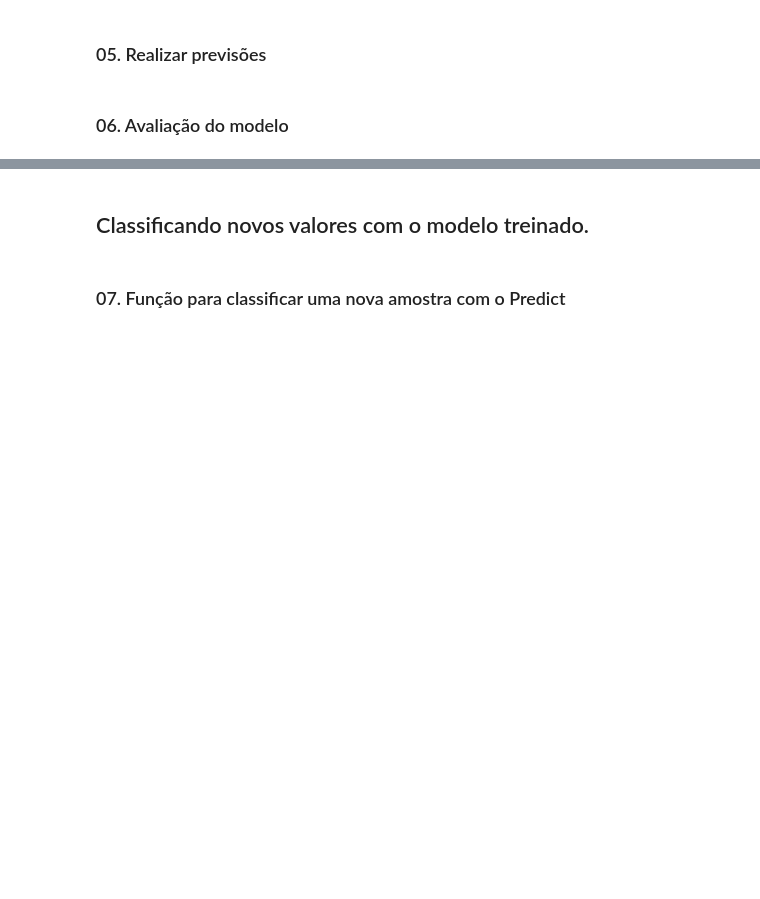
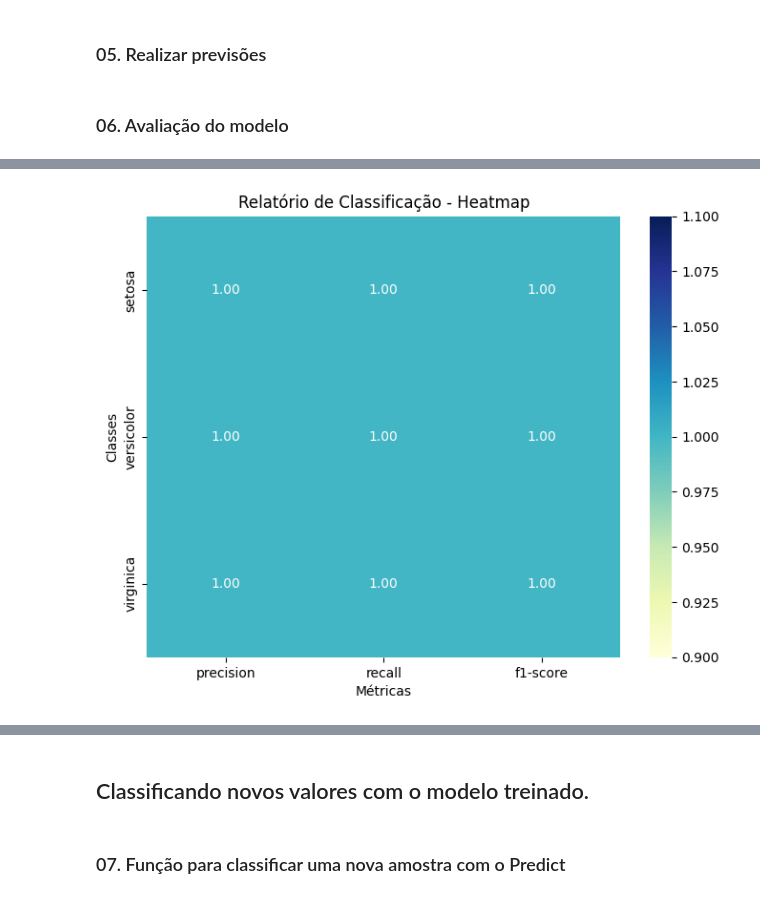
Before and after one commit to daniloCaldeiraDWL/ALGORITMOS-DE-CLASSIFICA-O, a Jupyter notebook: 02. Random Forest/Exemplo 01 - Random Forest - Dados Iris.ipynb, the cells around one changed output, grey strips where cells are left out. Saved outputs shown, nothing was run; the diff lists cells and outputs as text; code cells hidden in the pictures; blank space fills up the shorter version.

```diff
--- a/02. Random Forest/Exemplo 01 - Random Forest - Dados Iris.ipynb
+++ b/02. Random Forest/Exemplo 01 - Random Forest - Dados Iris.ipynb
@@ -123,0 +197,19 @@ weighted avg       1.00      1.00      1.00        45
+# %%
+# Gráfico Heatmap
+plt.figure(figsize=(8, 6))
+# Gerar o relatório de classificação
+report = classification_report(y_test, y_pred, target_names=iris.target_names, output_dict=True)
+report_df = pd.DataFrame(report).transpose()
+
+# Definir as classes e métricas para o heatmap
+classes = iris.target_names
+metrics = ['precision', 'recall', 'f1-score']
+
+# Plotar o heatmap
+sns.heatmap(report_df.loc[classes][metrics], annot=True, cmap="YlGnBu", cbar=True, fmt=".2f")
+plt.title("Relatório de Classificação - Heatmap")
+plt.ylabel("Classes")
+plt.xlabel("Métricas")
+plt.show()
+# %% [output]
+[figure, added]
```
Also changed, not shown: parts of 17 cells of this notebook, 2 other files.
